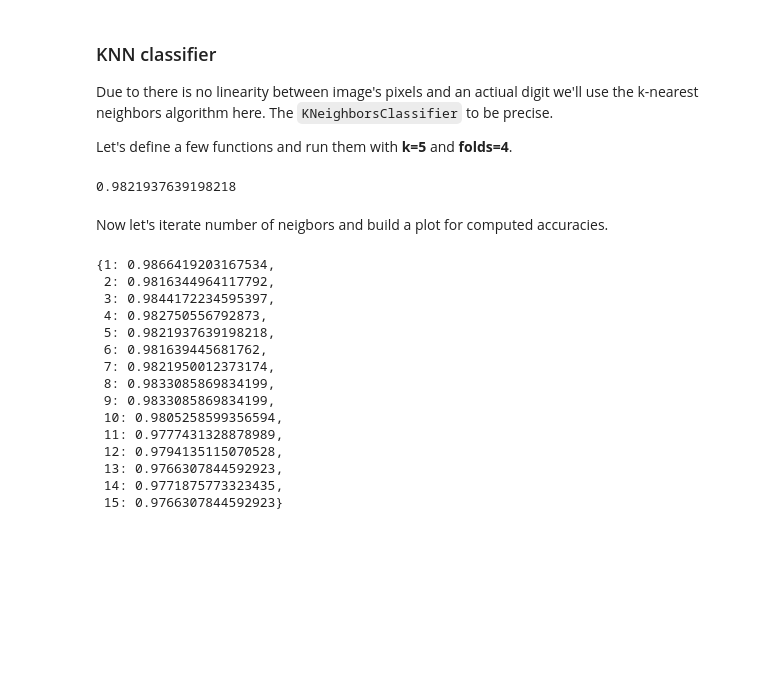
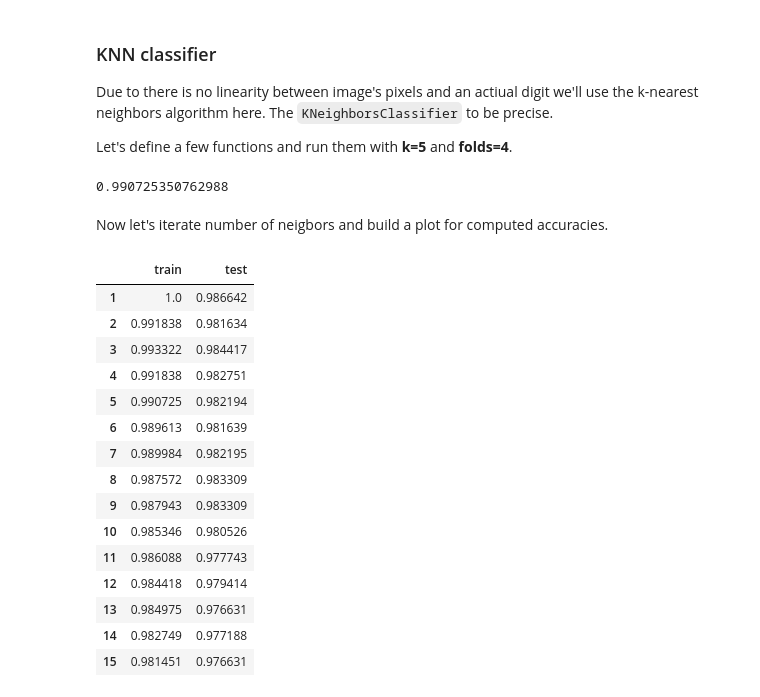
Before and after one commit to 0ld-dancer/dq_projects, a Jupyter notebook: 14. A Handwritten Digits Classifier/digits_classifier.ipynb, the cells around one changed output. Cells and saved outputs as stored; diff of their text form; code cells hidden in the pictures; blank space fills up the shorter version.

```diff
--- a/14. A Handwritten Digits Classifier/digits_classifier.ipynb
+++ b/14. A Handwritten Digits Classifier/digits_classifier.ipynb
@@ -63,16 +63,24 @@ from sklearn.neighbors import KNeighborsClassifier
 from sklearn.model_selection import KFold
 from sklearn.metrics import accuracy_score
 
-def train_test(train_set, test_set, k):
+def train_test(train_set, test_set, k, how='train'):
     #trains and tests k-nearest neighbors models with different k
 
     knn = KNeighborsClassifier(n_neighbors=k)
     knn.fit(train_set.iloc[:, :-1], train_set['target'])
-    prediction = knn.predict(test_set.iloc[:, :-1])
 
-    return prediction
+    #uses train or test sets in predict() depending on how
+    if how == 'train':
+        prediction = knn.predict(train_set.iloc[:, :-1])
+        accuracy = accuracy_score(train_set['target'], prediction)
+        return accuracy
 
-def cross_validate(data, k):
+    elif how == 'test':
+        prediction = knn.predict(test_set.iloc[:, :-1])
+        accuracy = accuracy_score(test_set['target'], prediction)
+        return accuracy
+
+def cross_validate(data, k, how='train'):
     #performs 4-fold cross validation using train() and test()
     #returns overall accuracy
 
@@ -87,43 +95,44 @@ def cross_validate(data, k):
         train_set = data.iloc[train_index]
         test_set = data.iloc[test_index]
 
-        prediction = train_test(train_set, test_set, k)
-
-        accuracy = accuracy_score(test_set['target'], prediction)
+        accuracy = train_test(train_set, test_set, k, how)
         accuracies.append(accuracy)
 
     return np.mean(accuracies)
 
 cross_validate(digits.frame, 5)
 # %% [output]
-0.9821937639198218
+0.990725350762988
 # %% [markdown]
 Now let's iterate number of neigbors and build a plot for computed accuracies.
 # %%
-k_accuracy = {}
+knn_accuracies = pd.DataFrame(index=range(1,16), columns=['train', 'test'])
 
-k_nums = range(1,16)
+methods = ['train', 'test']
 
-for k in k_nums:
-    accuracy = cross_validate(digits.frame, k)
-    k_accuracy[k] = accuracy
+#Iterate over both methods and 15 neigbors numbers
+for how in methods:
+    for k in range(1,16):
+        accuracy = cross_validate(digits.frame, k, how)
+        knn_accuracies.loc[k, how] = accuracy
 
-k_accuracy
+knn_accuracies
 # %% [output]
-{1: 0.9866419203167534,
- 2: 0.9816344964117792,
- 3: 0.9844172234595397,
- 4: 0.982750556792873,
- 5: 0.9821937639198218,
- 6: 0.981639445681762,
- 7: 0.9821950012373174,
- 8: 0.9833085869834199,
- 9: 0.9833085869834199,
- 10: 0.9805258599356594,
- 11: 0.9777431328878989,
- 12: 0.9794135115070528,
- 13: 0.9766307844592923,
- 14: 0.9771875773323435,
- 15: 0.9766307844592923}
+|  | train | test |
+| 1 | 1.0 | 0.986642 |
+| 2 | 0.991838 | 0.981634 |
+| 3 | 0.993322 | 0.984417 |
+| 4 | 0.991838 | 0.982751 |
+| 5 | 0.990725 | 0.982194 |
+| 6 | 0.989613 | 0.981639 |
+| 7 | 0.989984 | 0.982195 |
+| 8 | 0.987572 | 0.983309 |
+| 9 | 0.987943 | 0.983309 |
+| 10 | 0.985346 | 0.980526 |
+| 11 | 0.986088 | 0.977743 |
+| 12 | 0.984418 | 0.979414 |
+| 13 | 0.984975 | 0.976631 |
+| 14 | 0.982749 | 0.977188 |
+| 15 | 0.981451 | 0.976631 |
 # %%
 fig, ax = plt.subplots(figsize=(16,9))
```
Also changed, not shown: parts of 8 cells of this notebook.
